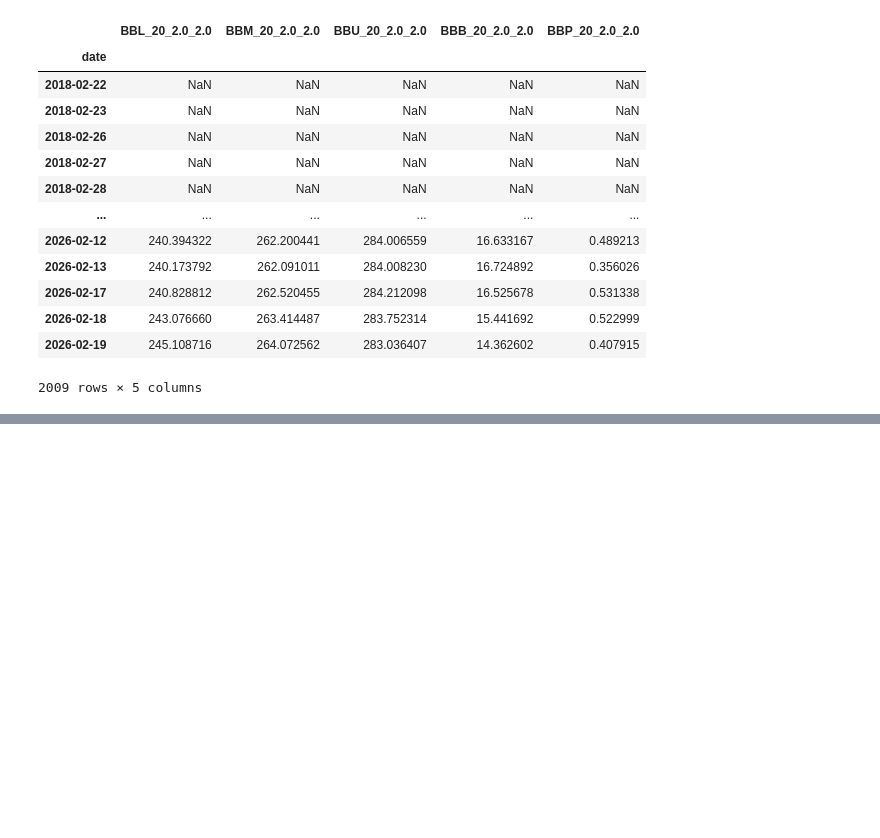
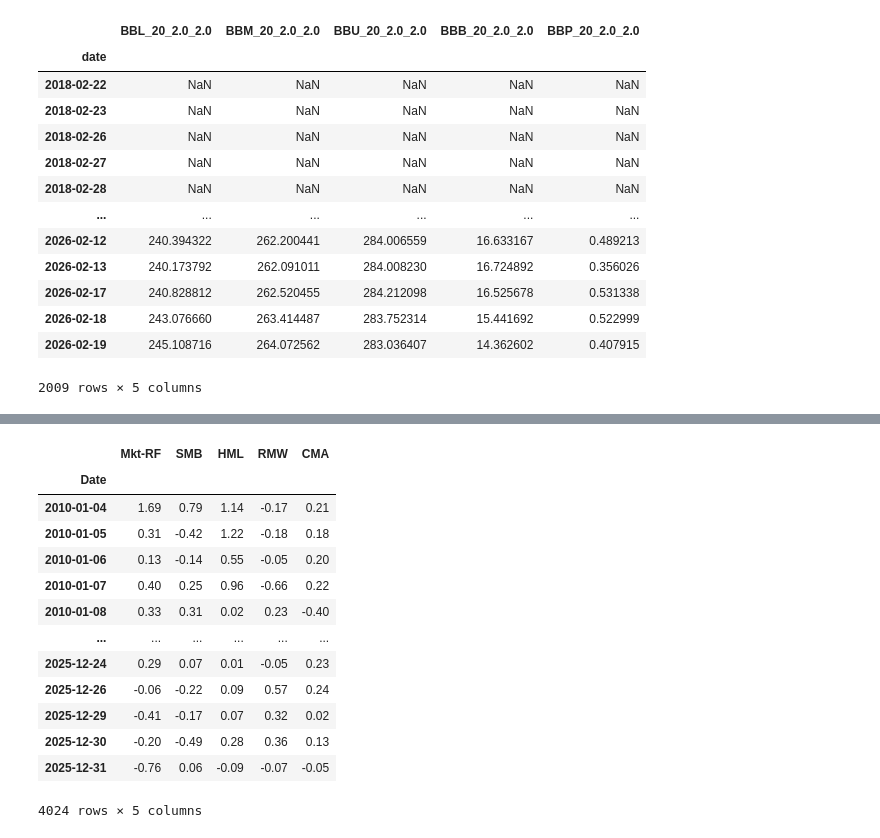
Before and after one commit to Siuuuuuu0/ML-DL, a Jupyter notebook: Sp500.ipynb, the cells around one changed output, grey strips where cells are left out. Drawn from its saved outputs; the diff is of its cells as text; code cells hidden in the pictures; blank space fills up the shorter version.

```diff
--- a/Sp500.ipynb
+++ b/Sp500.ipynb
@@ -178,0 +256,21 @@ df["dollar_volume"] = (df["close"]*df["volume"])/1e6
+# %%
+factor_data = web.DataReader('F-F_Research_Data_5_Factors_2x3_daily', 'famafrench', start=2010)[0].drop('RF', axis=1)
+# %%
+factor_data.index = pd.to_datetime(factor_data.index)
+# %%
+factor_data
+# %% [output]
+|  | Mkt-RF | SMB | HML | RMW | CMA |
+| Date |  |  |  |  |  |
+| 2010-01-04 | 1.69 | 0.79 | 1.14 | -0.17 | 0.21 |
+| 2010-01-05 | 0.31 | -0.42 | 1.22 | -0.18 | 0.18 |
+| 2010-01-06 | 0.13 | -0.14 | 0.55 | -0.05 | 0.20 |
+| 2010-01-07 | 0.40 | 0.25 | 0.96 | -0.66 | 0.22 |
+| 2010-01-08 | 0.33 | 0.31 | 0.02 | 0.23 | -0.40 |
+| ... | ... | ... | ... | ... | ... |
+| 2025-12-24 | 0.29 | 0.07 | 0.01 | -0.05 | 0.23 |
+| 2025-12-26 | -0.06 | -0.22 | 0.09 | 0.57 | 0.24 |
+| 2025-12-29 | -0.41 | -0.17 | 0.07 | 0.32 | 0.02 |
+| 2025-12-30 | -0.20 | -0.49 | 0.28 | 0.36 | 0.13 |
+| 2025-12-31 | -0.76 | 0.06 | -0.09 | -0.07 | -0.05 |
+4024 rows × 5 columns
```
Also changed, not shown: parts of 15 cells of this notebook.
